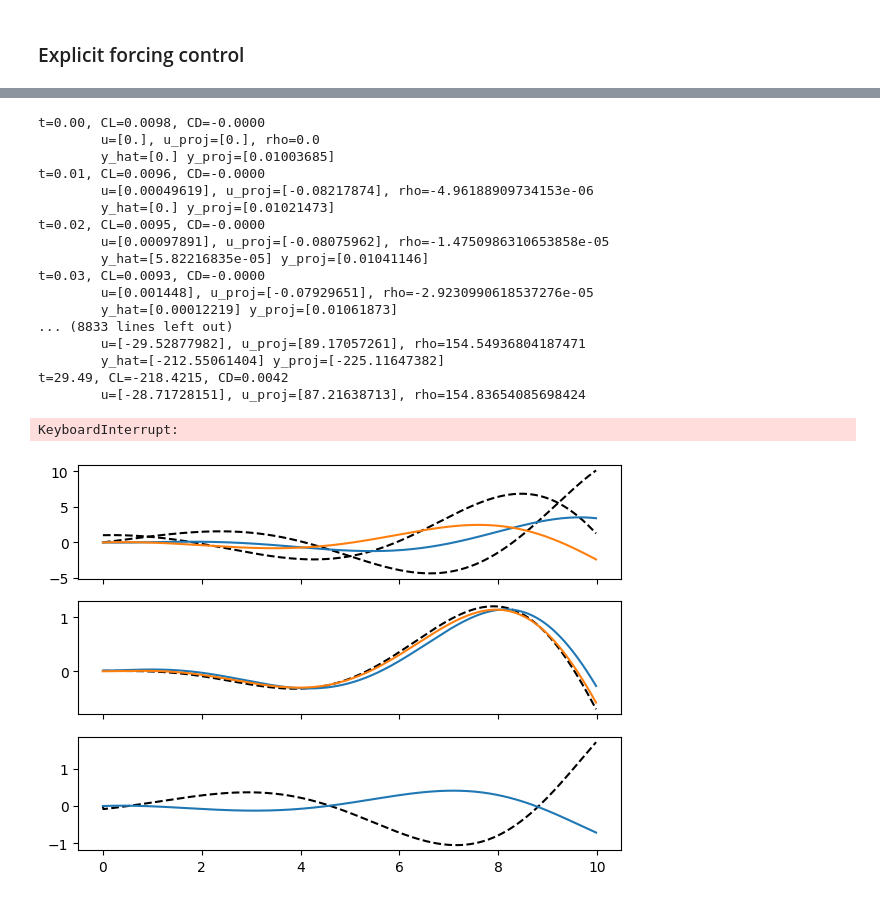
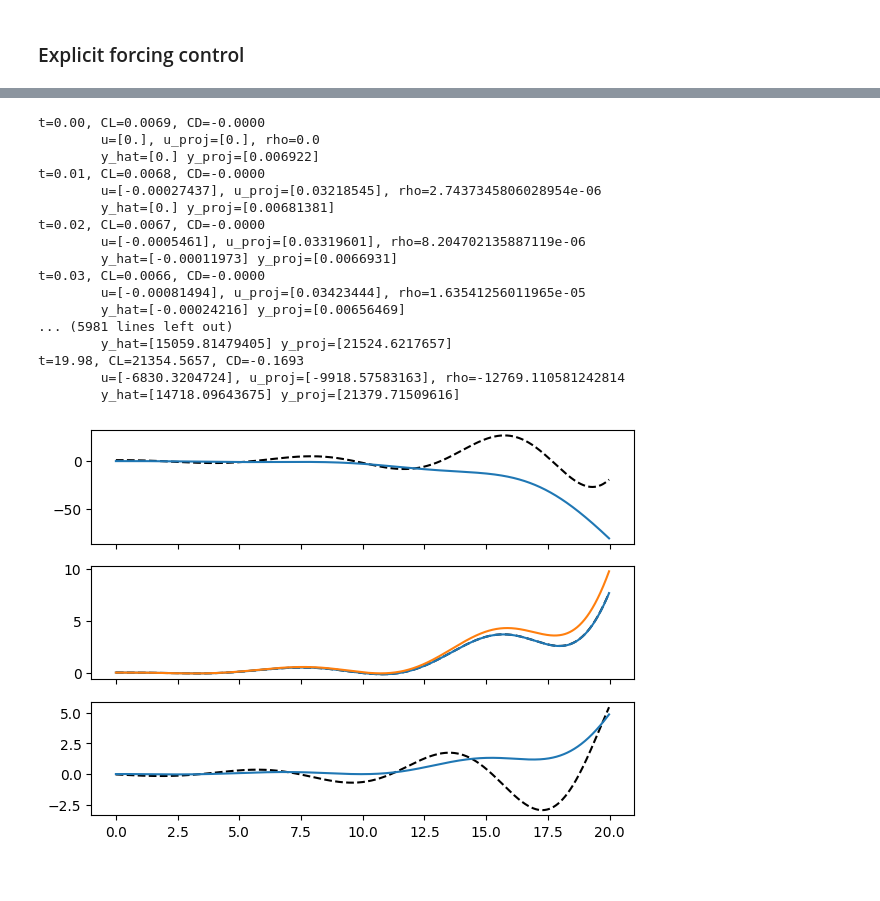
Before and after one commit to dynamicslab/hydrogym, a Jupyter notebook: examples/cylinder/model_reduction/bpod.ipynb, the cells around one changed output, grey strips where cells are left out. Saved outputs shown, nothing was run; the diff lists cells and outputs as text; code cells hidden in the pictures.

Commit message:
Debugging BPOD + KF

```diff
--- a/examples/cylinder/model_reduction/bpod.ipynb
+++ b/examples/cylinder/model_reduction/bpod.ipynb
@@ -191,7 +191,7 @@ ax[1].set_xlim([0, 20])
 V_bpod = []   # direct modes: X @ T.T @ S ** (-1/2)
 W_bpod = []   # adjoint modes: Y @ U @ S ** (-1/2)
 
-rs = 7  # Number of BPOD modes for stable subspace
+rs = 9  # Number of BPOD modes for stable subspace
 for i in range(rs):
     psi = fd.Function(flow.mixed_space)
     for j in range(m_d):
@@ -628,2 +529,17 @@ for q in [q1, q2, q3]:
+# %%
+n_steps = x.shape[0]
+
+p = 1
+
+z = np.zeros((n_steps, r))  # Kalman filter estimate
+y_hat = np.zeros((n_steps, p))  # Kalman filter output
+y = CL_lqr
+
+z[0] = x[0]
+
+for i in range(1, n_steps):
+    # Update the Kalman filter estimate
+    y_hat[i] = np.real(C_kf @ z[i-1] + D_kf * u[i])
+    z[i] = A_kf @ z[i-1] + B_kf @ u[i] #+ L @ (y[i] - y_hat[i])
 # %%
 t = np.arange(n_steps) * dt
@@ -679,7 +581,7 @@ q0.assign(q0 / flow.inner_product(q0, q0))
 # solver = LinearBDFSolver(fn_space, J, order=2, dt=dt, bcs=bcs, q0=qC)
 solver = LinearBDFSolver(fn_space, J, order=2, dt=dt, bcs=bcs, q0=q0, f=f)
 
-tf = 50.0
+tf = 20.0
 n_steps = int(tf // dt)
 CL_lqg = np.zeros(n_steps)
 CD_lqg = np.zeros(n_steps)
@@ -713,61 +615,57 @@ for i in range(n_steps):
 
     y[i] = CL_lqg[i]
     if i > 0:
-        # y_hat[i] = np.real(C_kf @ (A_kf @ z[i-1] + B_kf @ u[i-1]) + D_kf * u[i-1])
+        y_hat[i] = np.real(C_kf @ z[i-1] + D_kf * u[i-1])
+        z[i] = A_kf @ z[i-1] + B_kf @ u[i-1] + L @ (y[i] - y_hat[i])
+
+        # # # No feedthrough term here since we are using the homogeneous state (??)
+        # y_hat[i] = np.real(C_kf @ z[i-1])
         # z[i] = A_kf @ z[i-1] + B_kf @ u[i-1] + L @ (y[i] - y_hat[i])
 
-        # # No feedthrough term here since we are using the homogeneous state
-        y_hat[i] = np.real(C_kf @ z[i-1])
-        z[i] = A_kf @ z[i-1] + B_kf @ u[i-1] + L @ (y[i] - y_hat[i])
+        # LQR control
+        u_proj[i] = -np.real(K @ x[i])
 
-        # LQR control
-        u_proj[i] = np.real(K @ x[i])
-
-        u[i] = np.real(K @ -z[i].conj())  # <-- conjugate??
+        u[i] = -np.real(K @ z[i])  # <-- conjugate??
 
         # # Small integral control applied to the actuation to
         # # drive the BC value to zero
         # u[i] += 1e-1 * rho[i-1]
 
         c.assign(u[i])
-
         rho[i] = rho[i-1] - dt * u[i]
 
     if i % 1 == 0:
         print(f"t={i*dt:.2f}, CL={CL_lqg[i]:.4f}, CD={CD_lqg[i]:.4f}")
         print(f"\tu={u[i]}, u_proj={u_proj[i]}, rho={rho[i]}\n\ty_hat={y_hat[i]} y_proj={y_proj[i]}")
 # %% [output]
-t=0.00, CL=0.0098, CD=-0.0000
+t=0.00, CL=0.0069, CD=-0.0000
         u=[0.], u_proj=[0.], rho=0.0
-        y_hat=[0.] y_proj=[0.01003685]
-t=0.01, CL=0.0096, CD=-0.0000
-        u=[0.00049619], u_proj=[-0.08217874], rho=-4.96188909734153e-06
-        y_hat=[0.] y_proj=[0.01021473]
-t=0.02, CL=0.0095, CD=-0.0000
-        u=[0.00097891], u_proj=[-0.08075962], rho=-1.4750986310653858e-05
-        y_hat=[5.82216835e-05] y_proj=[0.01041146]
-t=0.03, CL=0.0093, CD=-0.0000
-        u=[0.001448], u_proj=[-0.07929651], rho=-2.9230990618537276e-05
-        y_hat=[0.00012219] y_proj=[0.01061873]
-... (8833 lines left out)
-        u=[-29.52877982], u_proj=[89.17057261], rho=154.54936804187471
-        y_hat=[-212.55061404] y_proj=[-225.11647382]
-t=29.49, CL=-218.4215, CD=0.0042
-        u=[-28.71728151], u_proj=[87.21638713], rho=154.83654085698424
+        y_hat=[0.] y_proj=[0.006922]
+t=0.01, CL=0.0068, CD=-0.0000
+        u=[-0.00027437], u_proj=[0.03218545], rho=2.7437345806028954e-06
+        y_hat=[0.] y_proj=[0.00681381]
+t=0.02, CL=0.0067, CD=-0.0000
+        u=[-0.0005461], u_proj=[0.03319601], rho=8.204702135887119e-06
+        y_hat=[-0.00011973] y_proj=[0.0066931]
+t=0.03, CL=0.0066, CD=-0.0000
+        u=[-0.00081494], u_proj=[0.03423444], rho=1.63541256011965e-05
+        y_hat=[-0.00024216] y_proj=[0.00656469]
+... (5981 lines left out)
+        y_hat=[15059.81479405] y_proj=[21524.6217657]
+t=19.98, CL=21354.5657, CD=-0.1693
+        u=[-6830.3204724], u_proj=[-9918.57583163], rho=-12769.110581242814
+        y_hat=[14718.09643675] y_proj=[21379.71509616]
-KeyboardInterrupt:
 # %%
 t = np.arange(n_steps) * dt
 fig, ax = plt.subplots(3, 1, figsize=(7, 5), sharex=True)
 # ax.plot(t, CL_nat)
-ax[0].plot(t, np.real(x[:, 0]), 'k--')
-ax[0].plot(t, np.imag(x[:, 0]), 'k--')
-ax[0].plot(t, -np.real(z[:, 0]))
-ax[0].plot(t, np.imag(z[:, 0]))
+ax[0].plot(t, x[:, 0], 'k--')
+ax[0].plot(t, z[:, 0])
 ax[1].plot(t, y, 'k--')
 ax[1].plot(t, y_proj)
 ax[1].plot(t, y_hat)
 ax[2].plot(t, u_proj, 'k--')
 ax[2].plot(t, u)
 plt.show()
 # %% [output]
-[figure, old version]
+[figure, new version]
```
Also changed, not shown: parts of 17 cells of this notebook, 1 other file.
